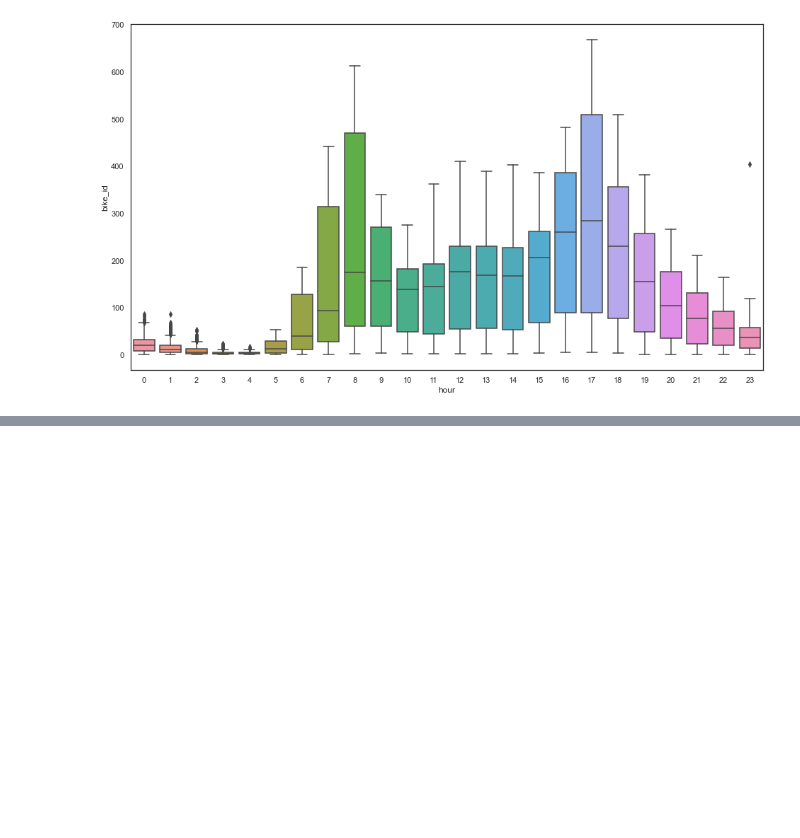
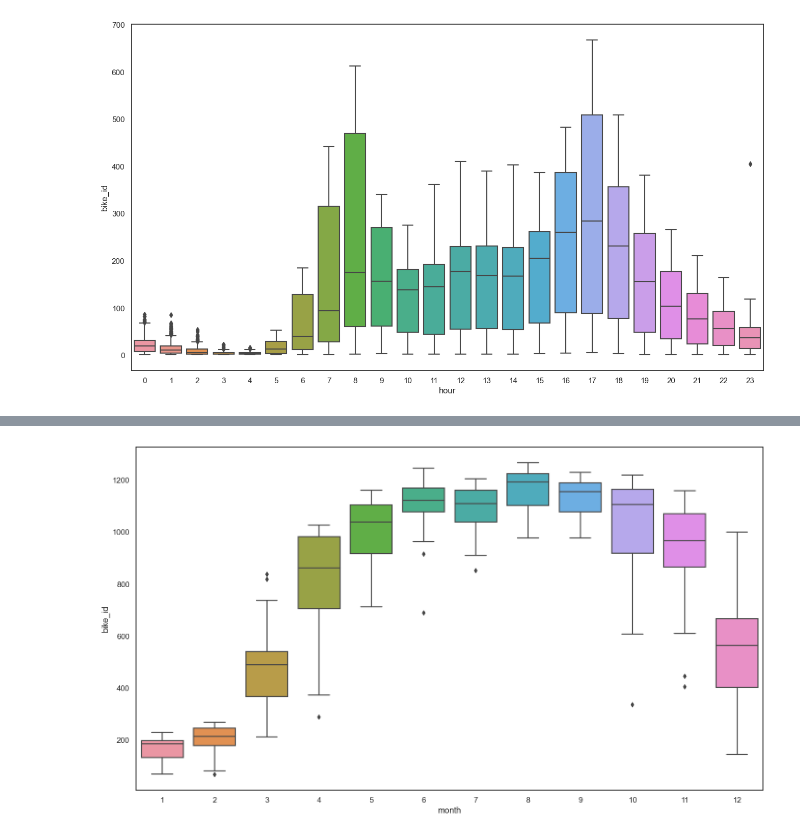
Before and after one commit to Timo-Heller/DSML-MMA_TEE, a Jupyter notebook: boston_data_exploration.ipynb, the cells around one changed output, grey strips where cells are left out. Cells and saved outputs as stored; diff of their text form; code cells hidden in the pictures; blank space fills up the shorter version.

```diff
--- a/boston_data_exploration.ipynb
+++ b/boston_data_exploration.ipynb
@@ -343,12 +345,12 @@ def get_minute (ts):
     return ts.minute
 # %%
 ### add date, weekday, hour and minute from start_time
-bostonC["date"] = bostonC["start_time"].apply(lambda ts: get_date (ts))
-bostonC["weekday"] = bostonC["start_time"].apply(lambda ts: get_weekday (ts))
+#bostonC["date"] = bostonC["start_time"].apply(lambda ts: get_date (ts))
+#bostonC["weekday"] = bostonC["start_time"].apply(lambda ts: get_weekday (ts))
 
 
-bostonC["hour"] = bostonC["start_time"].apply(lambda x: get_hour (x))
+#bostonC["hour"] = bostonC["start_time"].apply(lambda x: get_hour (x))
 
-bostonC["minute"] = bostonC["start_time"].apply(lambda x: get_minute (x))
+#bostonC["minute"] = bostonC["start_time"].apply(lambda x: get_minute (x))
 
 #### SettingWithCopyWarning
@@ -375,0 +357,7 @@ See the caveats in the documentation: https://pandas.pydata.org/pandas-docs/stab
+# %%
+
+bostonC["date"] = pd.DatetimeIndex(bostonC["start_time"]).date
+bostonC["month"] = pd.DatetimeIndex(bostonC["start_time"]).month
+bostonC["weekday"] = pd.DatetimeIndex(bostonC["start_time"]).weekday
+bostonC["hour"] = pd.DatetimeIndex(bostonC["start_time"]).hour
+bostonC["minute"] = pd.DatetimeIndex(bostonC["start_time"]).minute
@@ -448,0 +483,12 @@ plt.show()
+# %%
+### bikes used per month
+
+bostonC_used = bostonC.groupby(["date", "month"])["bike_id"].nunique()
+bostonC_used = pd.DataFrame(bostonC_used)
+
+fig,ax = plt.subplots(figsize=(16,9), dpi=110)
+
+sns.boxplot(x=bostonC_used.index.get_level_values(1), y=bostonC_used["bike_id"],ax=ax)
+plt.show()
+# %% [output]
+[figure, added]
```
Also changed, not shown: parts of 14 cells of this notebook.
